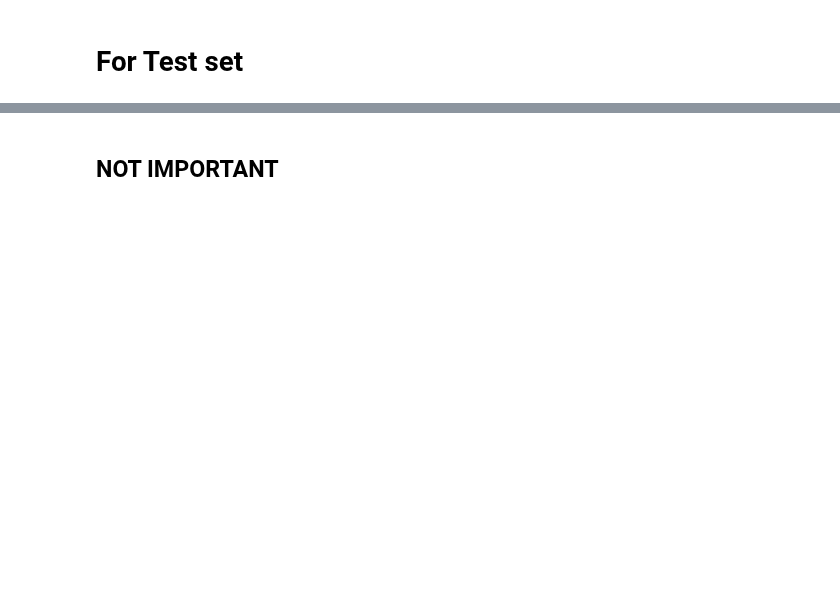
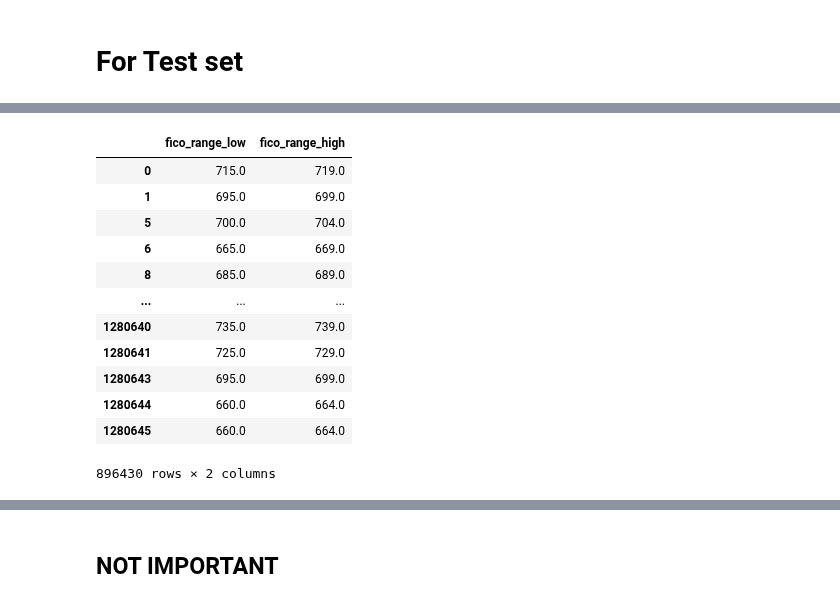
Before and after one commit to preetmodi/Credit-Risk-Analytics, a Jupyter notebook: All_WOE.ipynb, the cells around one changed output, grey strips where cells are left out. Saved outputs shown, nothing was run; the diff lists cells and outputs as text; code cells hidden in the pictures; blank space fills up the shorter version.

```diff
--- a/All_WOE.ipynb
+++ b/All_WOE.ipynb
@@ -234,0 +271,16 @@ corr
+# %%
+train[['fico_range_low', 'fico_range_high']]
+# %% [output]
+|  | fico_range_low | fico_range_high |
+| 0 | 715.0 | 719.0 |
+| 1 | 695.0 | 699.0 |
+| 5 | 700.0 | 704.0 |
+| 6 | 665.0 | 669.0 |
+| 8 | 685.0 | 689.0 |
+| ... | ... | ... |
+| 1280640 | 735.0 | 739.0 |
+| 1280641 | 725.0 | 729.0 |
+| 1280643 | 695.0 | 699.0 |
+| 1280644 | 660.0 | 664.0 |
+| 1280645 | 660.0 | 664.0 |
+896430 rows × 2 columns
```
Also changed, not shown: parts of 19 cells of this notebook.
